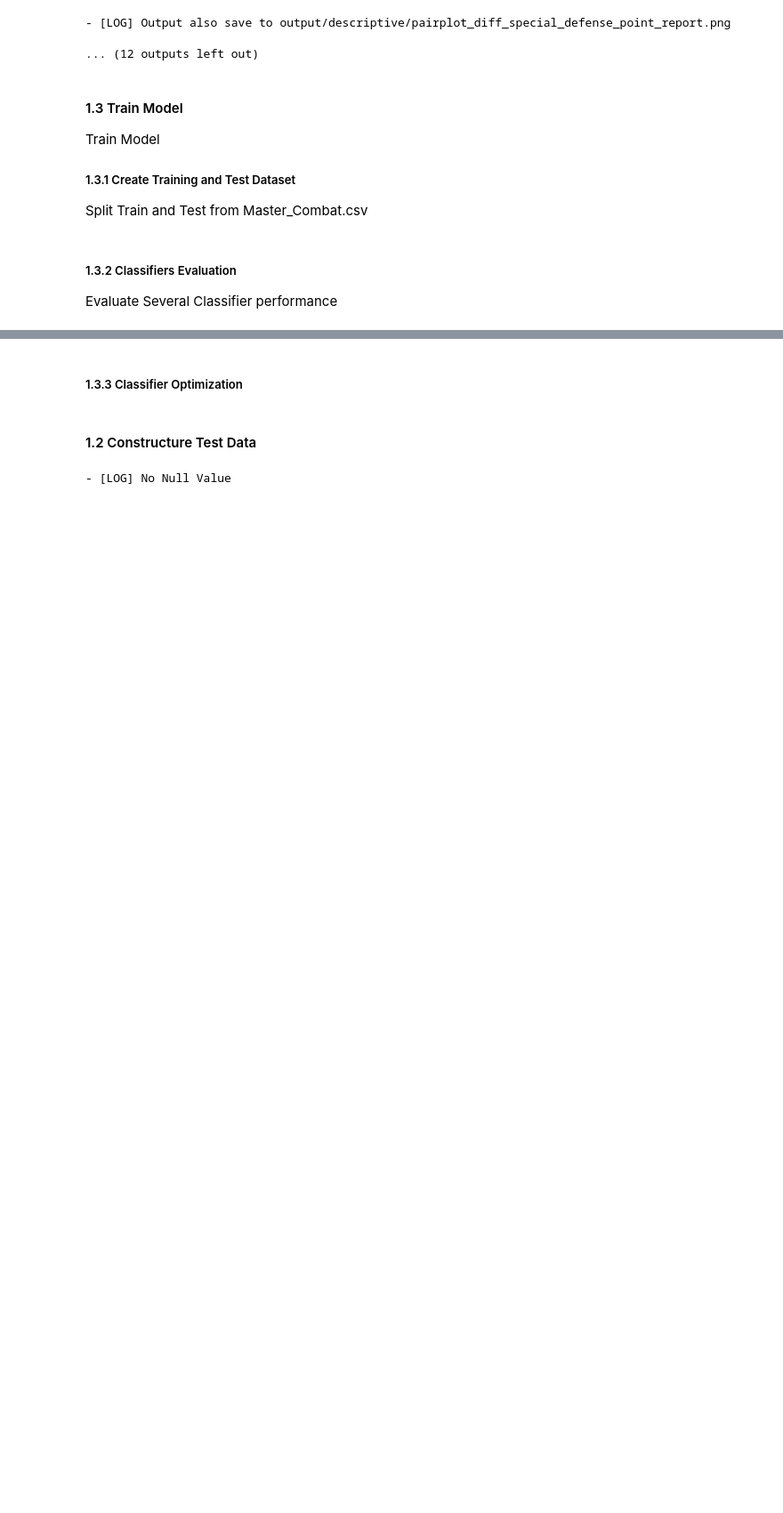
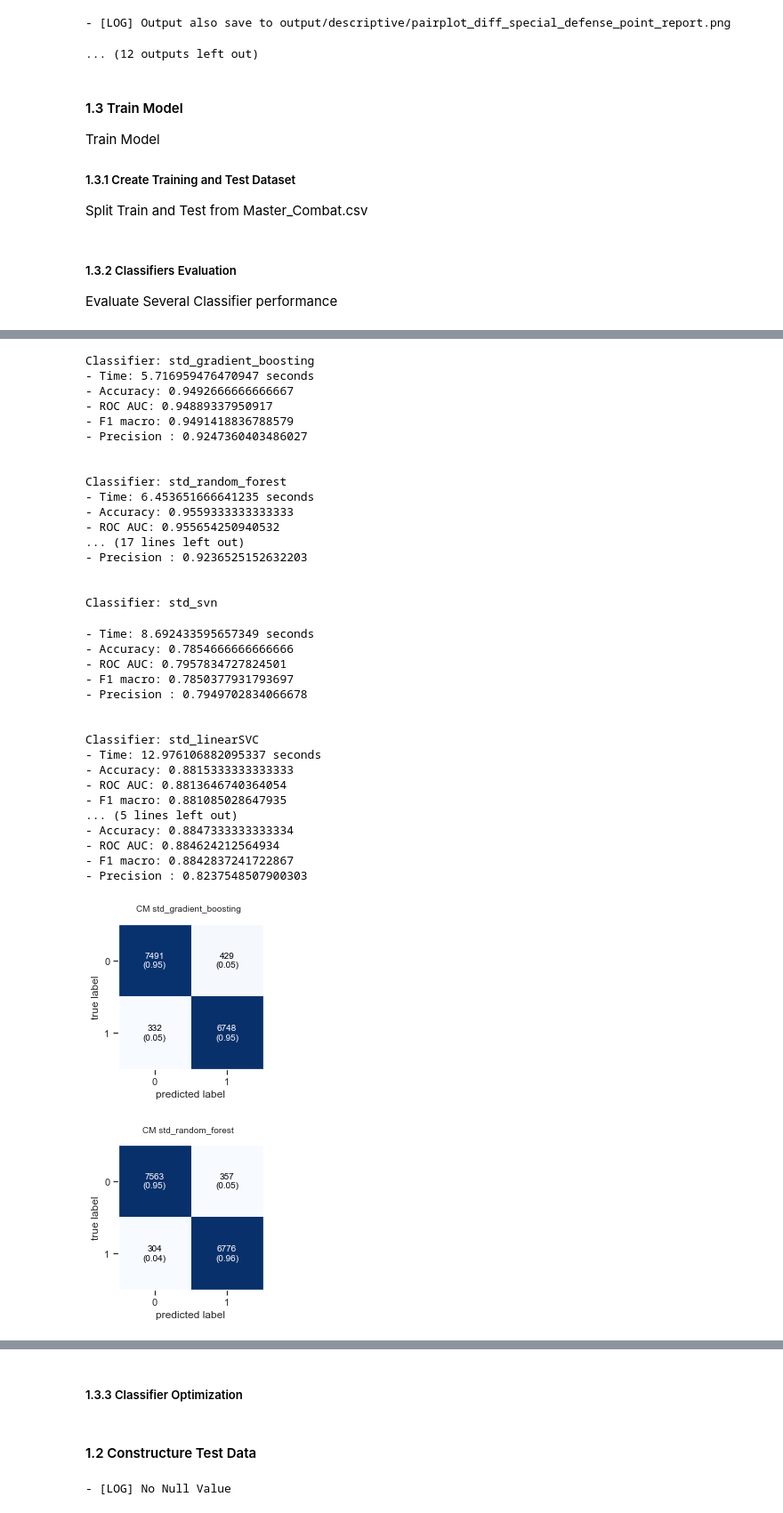
Before and after one commit to yeetornghoo/ML_PokemonCombat, a Jupyter notebook: Pokemon_Combat_Prediction_Sandbox.ipynb, the cells around one changed output, grey strips where cells are left out. Shown: that part at 89% size. Cells and saved outputs as stored; diff of their text form; code cells hidden in the pictures; blank space fills up the shorter version.

```diff
--- a/Pokemon_Combat_Prediction_Sandbox.ipynb
+++ b/Pokemon_Combat_Prediction_Sandbox.ipynb
@@ -458,0 +529,64 @@ def run_classifier(name, clf, xtrain, ytrain, xtest, ytest):
+# %%
+###########################################
+# TEST 1
+# SPLIT 7:3 WITH StandardScaler
+###########################################
+
+split = StratifiedShuffleSplit(n_splits=10, test_size=0.3, random_state=2)
+split.get_n_splits(X, Y)
+
+for train_index, test_index in split.split(X, Y):
+    xtrain = opt_StandardScaler(X.loc[train_index])
+    ytrain = Y[train_index]
+    xtest = opt_StandardScaler(X.loc[test_index])
+    ytest = Y[test_index]
+
+clf_dict = {
+    'gradient_boosting': GradientBoostingClassifier(n_estimators=100),
+    'random_forest': RandomForestClassifier(n_estimators=100, random_state=0),
+    'GaussianNB': GaussianNB(),
+    'ann': MLPClassifier(solver='adam', hidden_layer_sizes=(35,15), random_state=2, activation='relu', max_iter=5000, learning_rate='invscaling'),
+    'svn': svm.SVC(C=1.0, kernel='rbf', degree=3, gamma='scale', coef0=0.0, shrinking=True, probability=False, tol=0.001, cache_size=200, class_weight=None, verbose=False, max_iter=2000, decision_function_shape='ovr', random_state=2),
+    'linearSVC': LinearSVC(penalty='l2', loss='squared_hinge', dual=True, tol=0.001, C=1.0, multi_class='ovr', fit_intercept=True, intercept_scaling=1, class_weight=None, verbose=0, random_state=None, max_iter=30000),
+    'logistic': LogisticRegression(random_state=42, max_iter=8000, multi_class='auto', solver='saga'),
+}
+
+for name, clf in clf_dict.items():
+    run_classifier("std_"+name, clf, xtrain, ytrain, xtest, ytest)
+# %% [output]
+Classifier: std_gradient_boosting
+- Time: 5.716959476470947 seconds
+- Accuracy: 0.9492666666666667
+- ROC AUC: 0.94889337950917
+- F1 macro: 0.9491418836788579
+- Precision : 0.9247360403486027
+
+
+Classifier: std_random_forest
+- Time: 6.453651666641235 seconds
+- Accuracy: 0.9559333333333333
+- ROC AUC: 0.955654250940532
+... (17 lines left out)
+- Precision : 0.9236525152632203
+
+
+Classifier: std_svn
+- Time: 8.692433595657349 seconds
+- Accuracy: 0.7854666666666666
+- ROC AUC: 0.7957834727824501
+- F1 macro: 0.7850377931793697
+- Precision : 0.7949702834066678
+
+
+Classifier: std_linearSVC
+- Time: 12.976106882095337 seconds
+- Accuracy: 0.8815333333333333
+- ROC AUC: 0.8813646740364054
+- F1 macro: 0.881085028647935
+... (5 lines left out)
+- Accuracy: 0.8847333333333334
+- ROC AUC: 0.884624212564934
+- F1 macro: 0.8842837241722867
+- Precision : 0.8237548507900303
+[figure, added]
+[figure, added]
```
Also changed, not shown: parts of 12 cells of this notebook.
